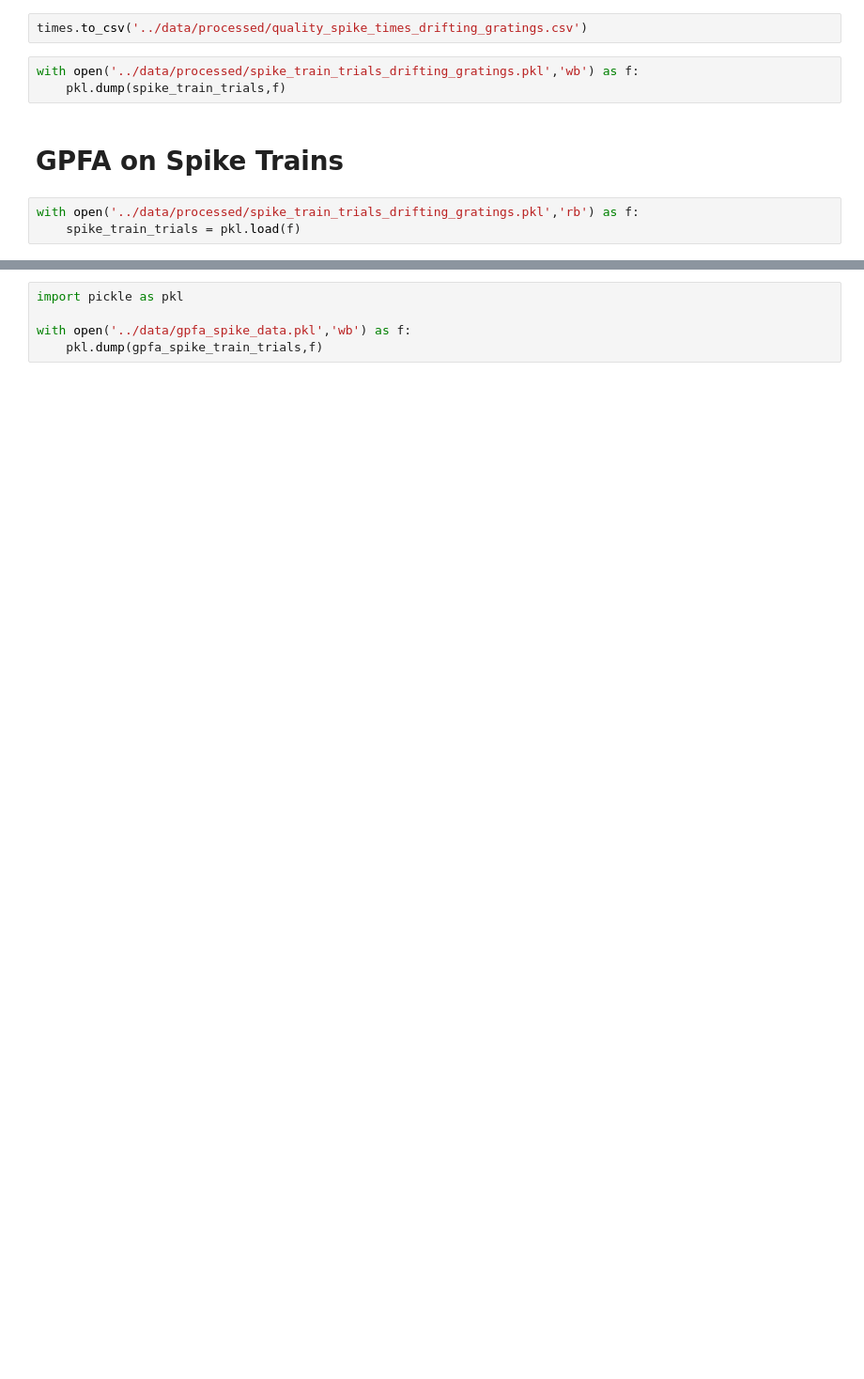
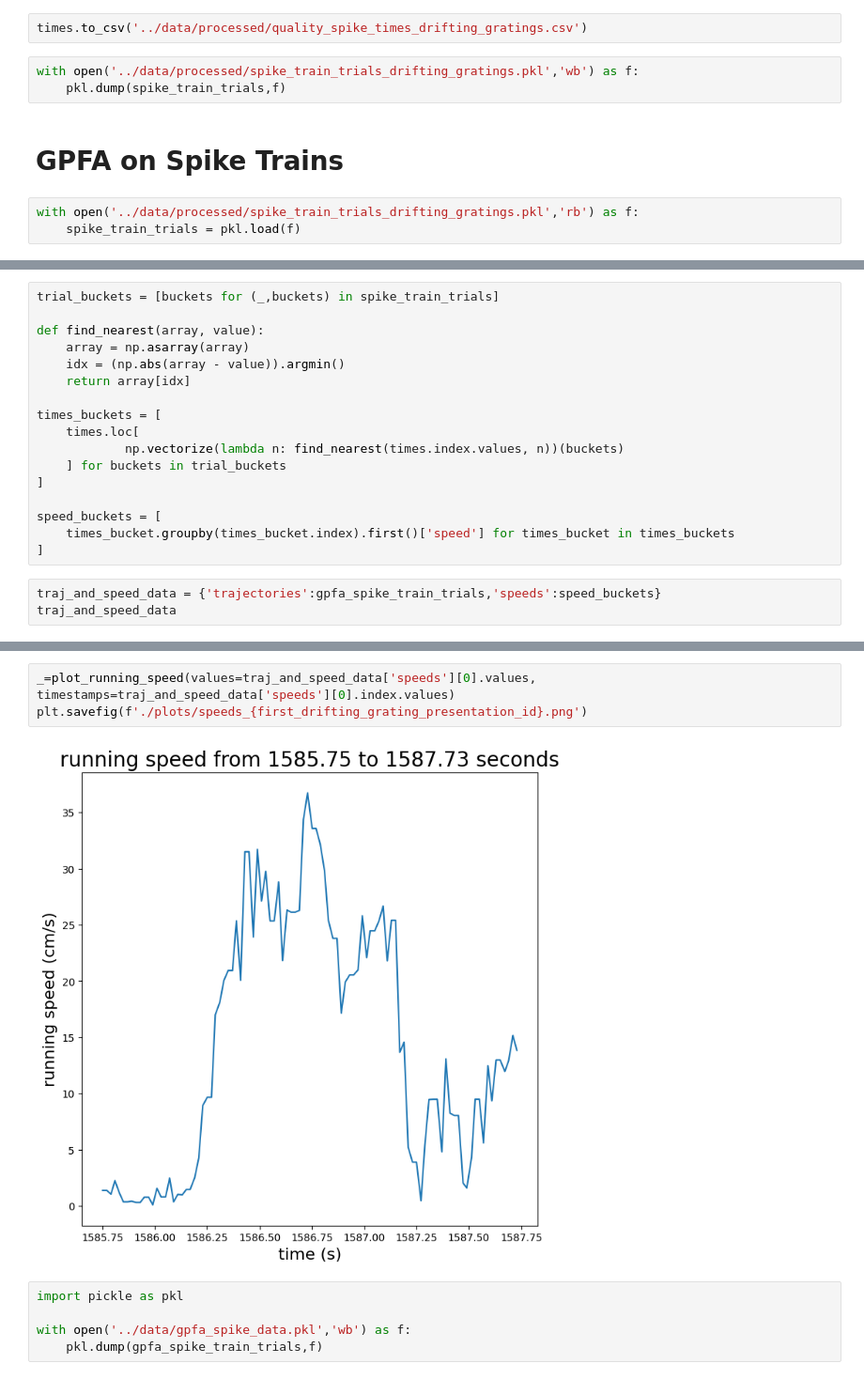
Before and after one commit to mwalden00/mlp-aardvark, a Jupyter notebook: notebooks/ecephys-access-storage-and-gpfa.ipynb, the cells around one changed output, grey strips where cells are left out. Shown at 94% size. Cells and saved outputs as stored; diff of their text form; blank space fills up the shorter version.

```diff
--- a/notebooks/ecephys-access-storage-and-gpfa.ipynb
+++ b/notebooks/ecephys-access-storage-and-gpfa.ipynb
@@ -312,0 +385,20 @@ Fitting GPFA model...
+# %%
+trial_buckets = [buckets for (_,buckets) in spike_train_trials]
+
+def find_nearest(array, value):
+    array = np.asarray(array)
+    idx = (np.abs(array - value)).argmin()
+    return array[idx]
+
+times_buckets = [
+    times.loc[
+            np.vectorize(lambda n: find_nearest(times.index.values, n))(buckets)
+    ] for buckets in trial_buckets
+]
+
+speed_buckets = [
+    times_bucket.groupby(times_bucket.index).first()['speed'] for times_bucket in times_buckets
+]
+# %%
+traj_and_speed_data = {'trajectories':gpfa_spike_train_trials,'speeds':speed_buckets}
+traj_and_speed_data
@@ -313,3 +439,8 @@ Fitting GPFA model...
+# %%
+_=plot_running_speed(values=traj_and_speed_data['speeds'][0].values, timestamps=traj_and_speed_data['speeds'][0].index.values)
+plt.savefig(f'./plots/speeds_{first_drifting_grating_presentation_id}.png')
+# %% [output]
+[figure, added]
 # %%
 import pickle as pkl
 
```
Also changed, not shown: parts of 32 cells of this notebook.
